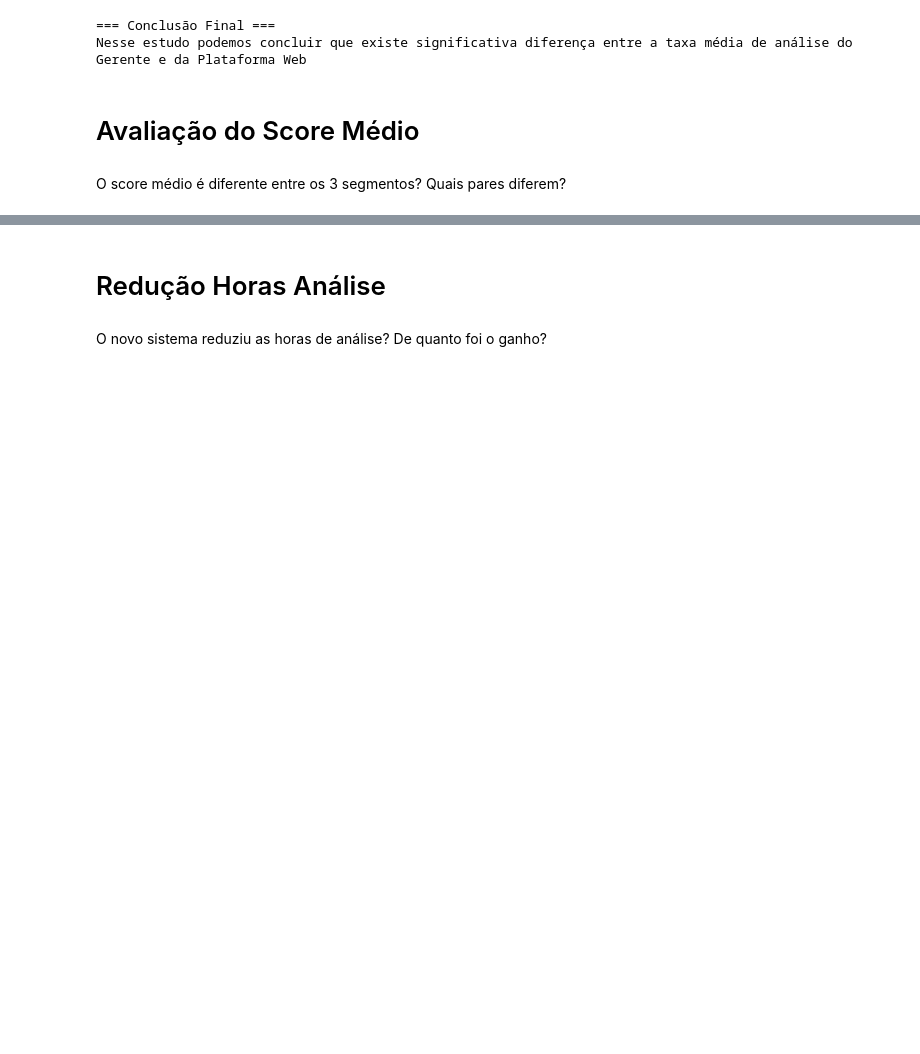
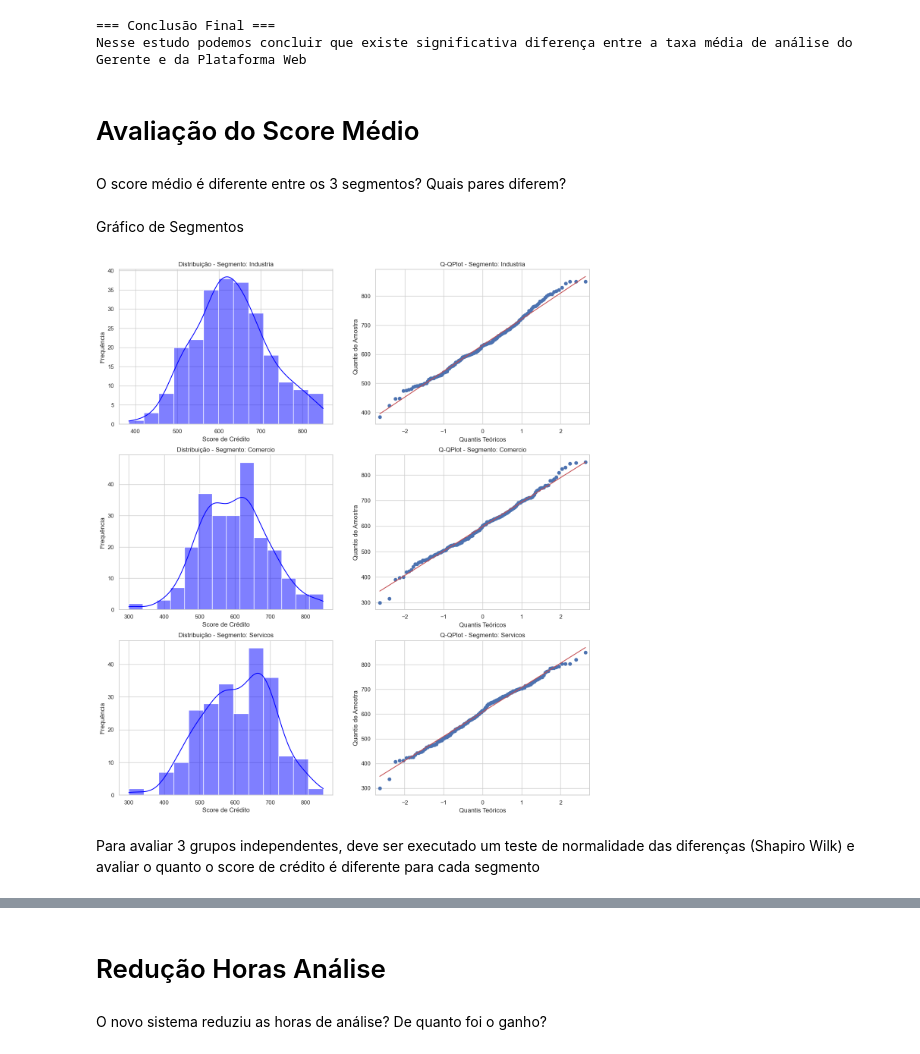
Before and after one commit to rpf991/Analise_Contas_Bancarias, a Jupyter notebook: teste.ipynb, the cells around one changed output, grey strips where cells are left out. Saved outputs shown, nothing was run; the diff lists cells and outputs as text; code cells hidden in the pictures; blank space fills up the shorter version.

```diff
--- a/teste.ipynb
+++ b/teste.ipynb
@@ -431,3 +441,26 @@ Nesse estudo podemos concluir que existe significativa diferença entre a taxa m
 O score médio é diferente entre os 3 segmentos? Quais pares diferem?
 # %%
 segmentos = pd.unique(df['segmento'])
+# %% [markdown]
+Gráfico de Segmentos
+# %%
+fig, axes = plt.subplots(nrows=len(segmentos), ncols=2, figsize=(16, 6 * len(segmentos)))
+
+for i, seg in enumerate(segmentos):
+    dados_seg = df[df['segmento'] == seg]['score_credito']
+
+    # 1. Histograma por Segmento
+    sns.histplot(dados_seg, kde=True, ax=axes[i,0], color='blue')
+    axes[i, 0].set_title(f'Distribuição - Segmento: {seg}')
+    axes[i, 0].set_xlabel('Score de Crédito')
+    axes[i, 0].set_ylabel('Frequência')
+
+    # 2. Q-QPlot por Segmento
+    sm.qqplot(dados_seg, line='s', ax=axes[i,1])
+    axes[i,1].set_title(f'Q-QPlot - Segmento: {seg}')
+    axes[i,1].set_xlabel(f'Quantis Teóricos')
+    axes[i,1].set_ylabel(f'Quantis de Amostra')
+# %% [output]
+[figure, added]
+# %% [markdown]
+Para avaliar 3 grupos independentes, deve ser executado um teste de normalidade das diferenças (Shapiro Wilk) e avaliar o quanto o score de crédito é diferente para cada segmento
```
Also changed, not shown: parts of 29 cells of this notebook.
